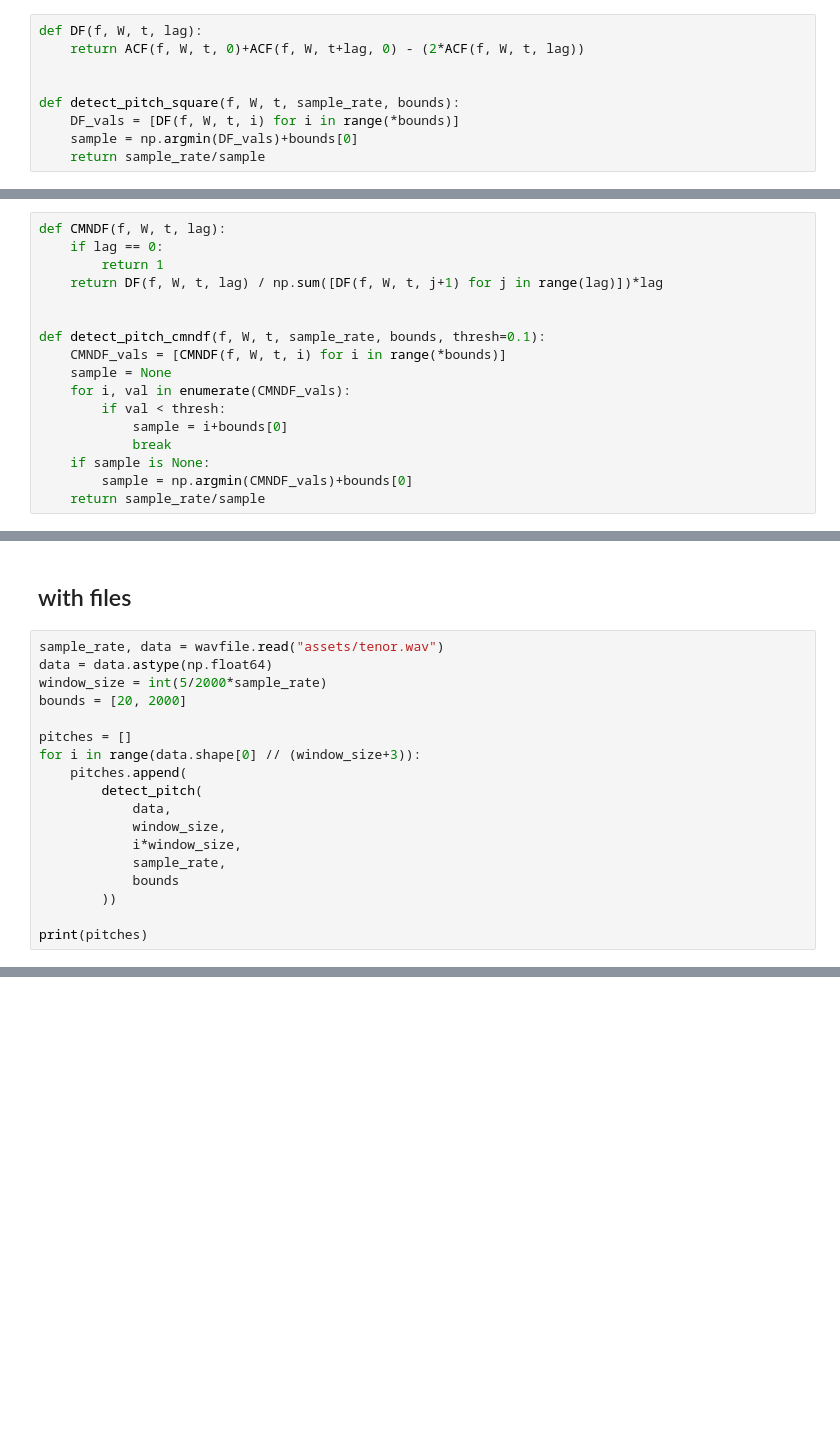
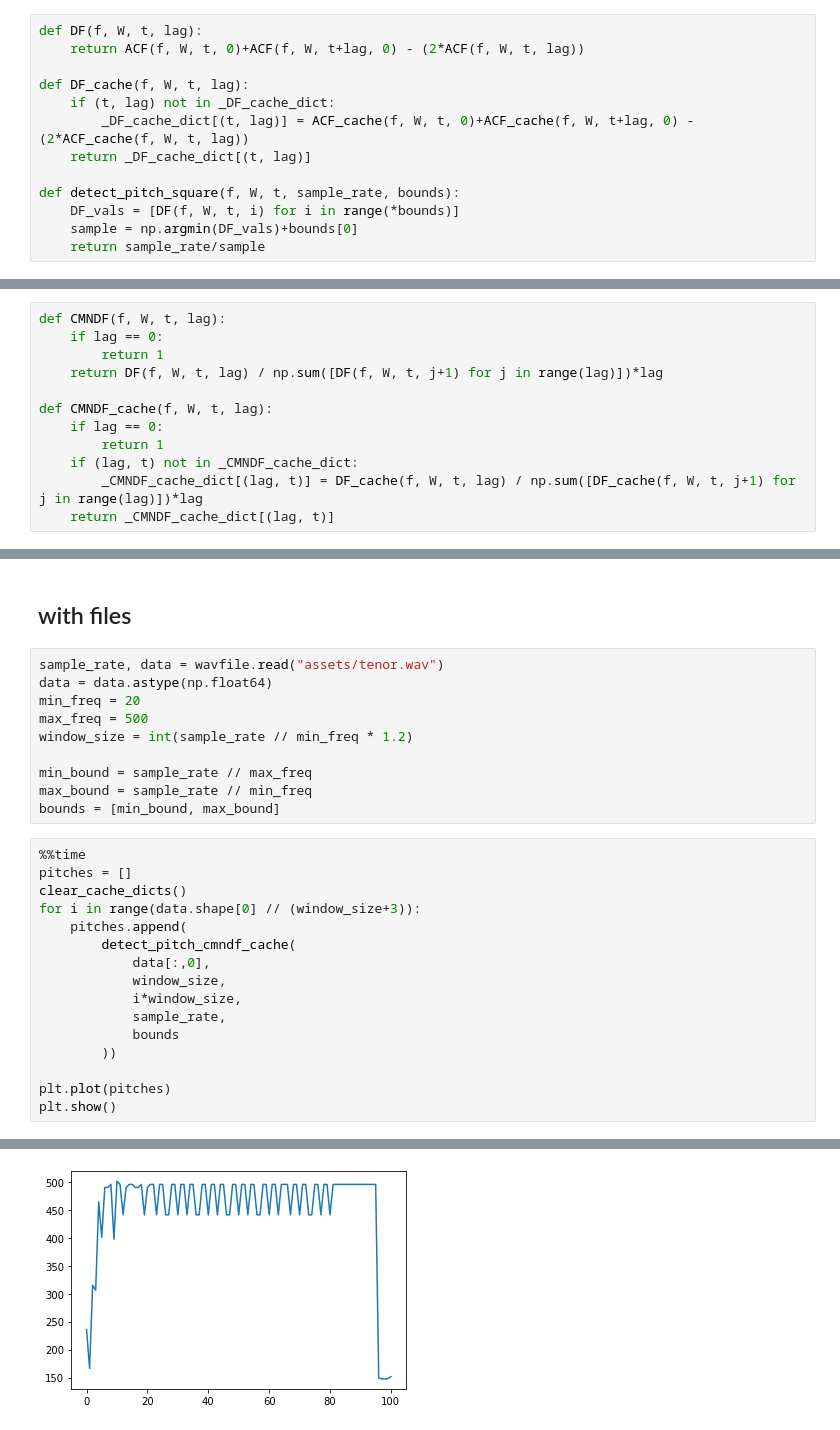
Before and after one commit to scheinpablo/vp_pitch_tracking, a Jupyter notebook: autocorr_test.ipynb, the cells around one changed output, grey strips where cells are left out. Drawn from its saved outputs; the diff is of its cells as text; blank space fills up the shorter version.

Commit message:
Restore cache

```diff
--- a/autocorr_test.ipynb
+++ b/autocorr_test.ipynb
@@ -69,6 +93,10 @@ print(detect_pitch(dicreasing_f(x), window_size, 1, sample_rate, bounds))
 def DF(f, W, t, lag):
     return ACF(f, W, t, 0)+ACF(f, W, t+lag, 0) - (2*ACF(f, W, t, lag))
 
+def DF_cache(f, W, t, lag):
+    if (t, lag) not in _DF_cache_dict:
+        _DF_cache_dict[(t, lag)] = ACF_cache(f, W, t, 0)+ACF_cache(f, W, t+lag, 0) - (2*ACF_cache(f, W, t, lag))
+    return _DF_cache_dict[(t, lag)]
 
 def detect_pitch_square(f, W, t, sample_rate, bounds):
     DF_vals = [DF(f, W, t, i) for i in range(*bounds)]
@@ -87,14 +115,9 @@ def CMNDF(f, W, t, lag):
         return 1
     return DF(f, W, t, lag) / np.sum([DF(f, W, t, j+1) for j in range(lag)])*lag
 
-
-def detect_pitch_cmndf(f, W, t, sample_rate, bounds, thresh=0.1):
-    CMNDF_vals = [CMNDF(f, W, t, i) for i in range(*bounds)]
-    sample = None
-    for i, val in enumerate(CMNDF_vals):
-        if val < thresh:
-            sample = i+bounds[0]
-            break
-    if sample is None:
-        sample = np.argmin(CMNDF_vals)+bounds[0]
-    return sample_rate/sample
+def CMNDF_cache(f, W, t, lag):
+    if lag == 0:
+        return 1
+    if (lag, t) not in _CMNDF_cache_dict:
+        _CMNDF_cache_dict[(lag, t)] = DF_cache(f, W, t, lag) / np.sum([DF_cache(f, W, t, j+1) for j in range(lag)])*lag
+    return _CMNDF_cache_dict[(lag, t)]
@@ -105,21 +162,29 @@ print(detect_pitch_cmndf(dicreasing_f(x), window_size, 1, sample_rate, bounds))
 # %% [markdown]
 ## with files
+# %%
+sample_rate, data = wavfile.read("assets/tenor.wav")
+data = data.astype(np.float64)
+min_freq = 20
+max_freq = 500
+window_size = int(sample_rate // min_freq * 1.2)
+
+min_bound = sample_rate // max_freq
+max_bound = sample_rate // min_freq
+bounds = [min_bound, max_bound]
 # %%
-sample_rate, data = wavfile.read("assets/tenor.wav")
-data = data.astype(np.float64)
-window_size = int(5/2000*sample_rate)
-bounds = [20, 2000]
-
+%%time
 pitches = []
+clear_cache_dicts()
 for i in range(data.shape[0] // (window_size+3)):
     pitches.append(
-        detect_pitch(
-            data,
+        detect_pitch_cmndf_cache(
+            data[:,0],
             window_size,
             i*window_size,
             sample_rate,
             bounds
         ))
 
-print(pitches)
+plt.plot(pitches)
+plt.show()
 # %% [output]
@@ -126,0 +194 @@ print(pitches)
+[figure, added]
```
Also changed, not shown: parts of 12 cells of this notebook.
